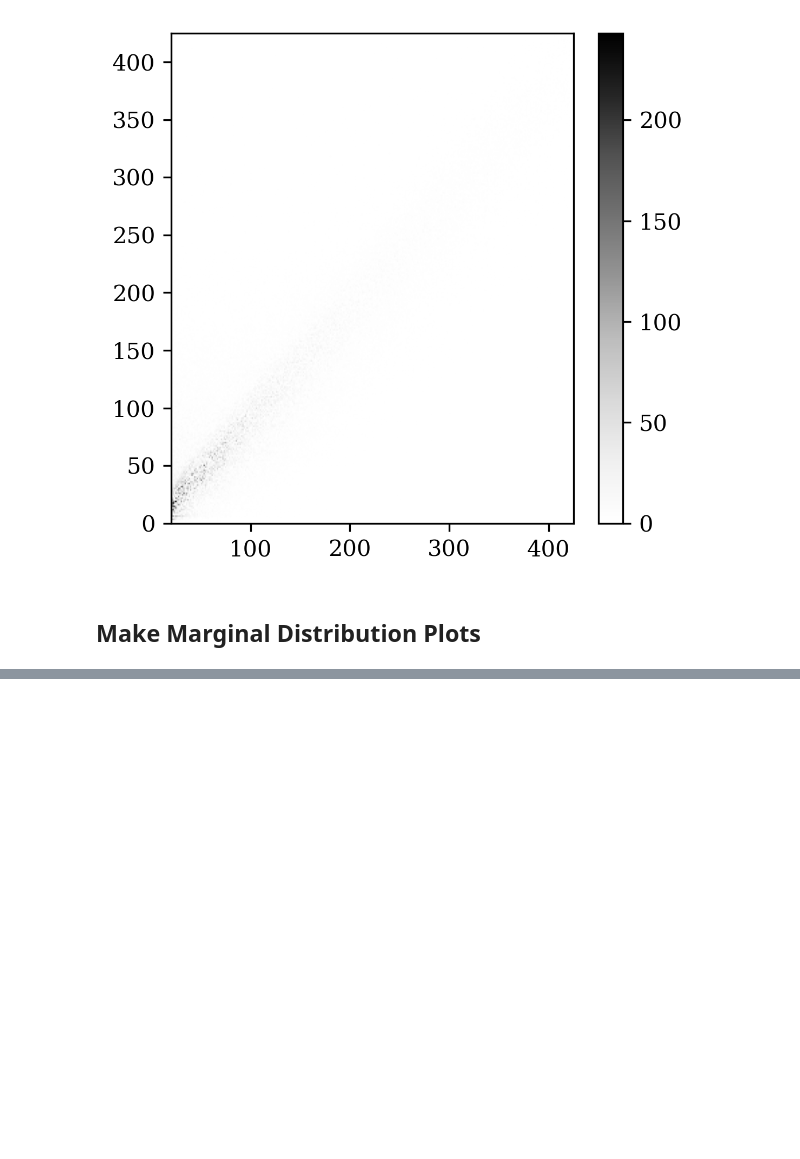
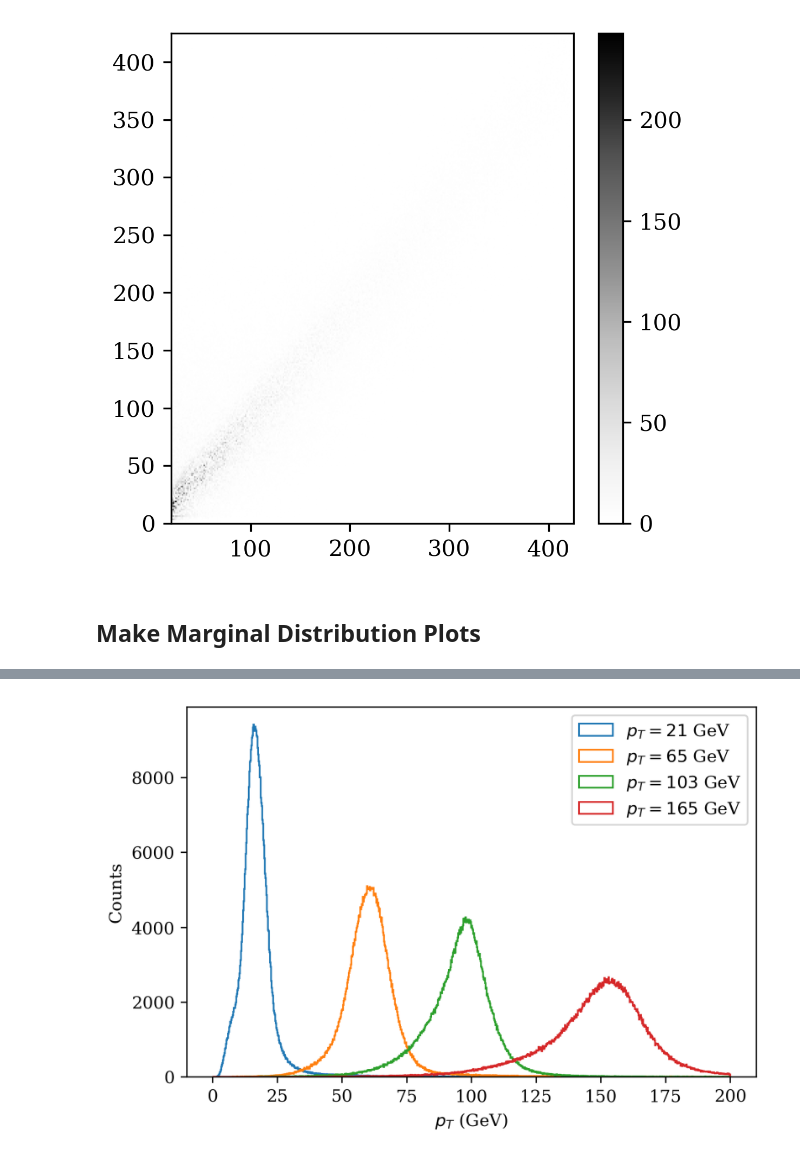
Before and after one commit to jblue1/falcon, a Jupyter notebook: notebooks/makePlots.ipynb, the cells around one changed output, grey strips where cells are left out. Drawn from its saved outputs; the diff is of its cells as text; code cells hidden in the pictures; blank space fills up the shorter version.

```diff
--- a/notebooks/makePlots.ipynb
+++ b/notebooks/makePlots.ipynb
@@ -227,5 +268,0 @@ print(normalized_data[6, :])
-# %%
-same_point = np.zeros((500000, 4))
-# %%
-for i in range(len(same_point)):
-    same_point[i, :] = normalized_data[6, :]
@@ -245,0 +269,19 @@ plt.show()
+# %%
+same_point1 = np.zeros((500000, 4))
+same_point2 = np.zeros((500000, 4))
+same_point3 = np.zeros((500000, 4))
+same_point4 = np.zeros((500000, 4))
+same_point5 = np.zeros((500000, 4))
+same_point6 = np.zeros((500000, 4))
+same_point7 = np.zeros((500000, 4))
+same_point8 = np.zeros((500000, 4))
+# %%
+for i in range(len(same_point)):
+    same_point1[i, :] = normalized_data[0, :]
+    same_point2[i, :] = normalized_data[6, :]
+    same_point3[i, :] = normalized_data[10, :]
+    same_point4[i, :] = normalized_data[12, :]
+    same_point5[i, :] = normalized_data[9, :]
+    same_point6[i, :] = normalized_data[14, :]
+    same_point7[i, :] = normalized_data[36, :]
+    same_point8[i, :] = normalized_data[57, :]
@@ -246,3 +328,24 @@ plt.show()
+# %%
+fig = plt.figure(figsize=(6, 4), dpi=300)
+ax = fig.add_subplot(111)
+bins = np.linspace(0, 200, 1000)
+#ax.hist(repeat_predict1[:, 0], bins=bins, histtype='step')
+
+#ax.hist(repeat_predict3[:, 0], bins=bins, histtype='step')
+ax.hist(repeat_predict4[:, 0], bins=bins, histtype='step', label=r'$p_T = 21$ GeV')
+#ax.hist(repeat_predict5[:, 0], bins=bins, histtype='step')
+#ax.hist(repeat_predict6[:, 0], bins=bins, histtype='step')
+ax.hist(repeat_predict7[:, 0], bins=bins, histtype='step', label=r'$p_T = 65$ GeV')
+ax.hist(repeat_predict2[:, 0], bins=bins, histtype='step', label=r'$p_T = 103$ GeV')
+ax.hist(repeat_predict8[:, 0], bins=bins, histtype='step', label=r'$p_T = 165$ GeV')
+#ax.set_title(r"Distribution of 500,000 simulations of one jet with $p_t = 103$ GeV.")
+ax.set_xlabel(r"$p_T$ (GeV)")
+ax.set_ylabel("Counts")
+ax.legend()
+plt.savefig("../data/plots/repeatedDists.pdf")
+plt.show()
+# %% [output]
+[figure, added]
 # %%
 fig = plt.figure(figsize=(10, 6))
 ax = fig.add_subplot(111)
```
Also changed, not shown: parts of 19 cells of this notebook.
